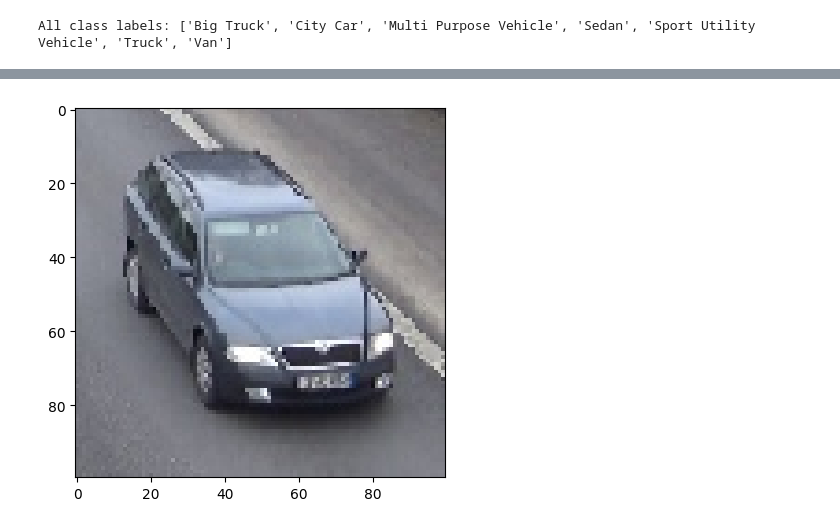
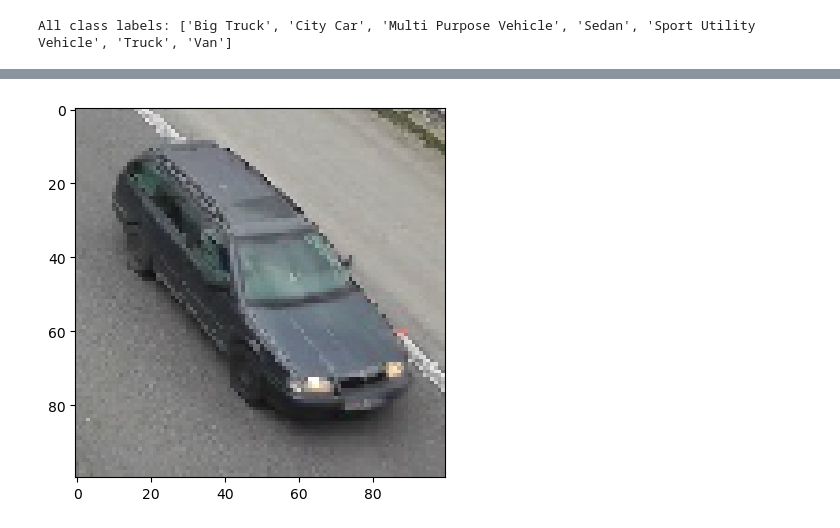
Before and after one commit to edwardcaii/MLclass, a Jupyter notebook: VehiclePredictionCNN/Vehicle_Prediction_Using_CNN.ipynb, the cells around one changed output, grey strips where cells are left out. Cells and saved outputs as stored; diff of their text form; code cells hidden in the pictures.

```diff
--- a/VehiclePredictionCNN/Vehicle_Prediction_Using_CNN.ipynb
+++ b/VehiclePredictionCNN/Vehicle_Prediction_Using_CNN.ipynb
@@ -89,0 +94,31 @@ shape_df
+# %%
+# Create the training, validation and testing generators
+train_generator = train_data_gen.flow_from_dataframe(
+    training_df,
+    x_col='images_path',
+    y_col='labels',
+    target_size=(IMAGE_HEIGHT, IMAGE_WIDTH),
+    class_mode='categorical',
+    batch_size=BATCH_SIZE,
+    subset='training'
+)
+
+validation_generator = train_data_gen.flow_from_dataframe(
+    training_df,
+    x_col='images_path',
+    y_col='labels',
+    target_size=(IMAGE_HEIGHT, IMAGE_WIDTH),
+    class_mode='categorical',
+    batch_size=BATCH_SIZE,
+    subset='validation'
+)
+
+test_generator = test_data_gen.flow_from_dataframe(
+    testing_df,
+    x_col='images_path',
+    y_col='labels',
+    target_size=(IMAGE_HEIGHT, IMAGE_WIDTH),
+    class_mode='categorical',
+    batch_size=TEST_BATCH_SIZE,
+    shuffle=False
+)
@@ -90,4 +137,5 @@ shape_df
 # %%
+# Create the CNN model
 model = Sequential([
     Conv2D(32, (3, 3), activation='relu', input_shape=(IMAGE_HEIGHT, IMAGE_WIDTH, 3)),
     MaxPooling2D((2, 2)),
@@ -97,6 +145,6 @@ model = Sequential([
     MaxPooling2D((2, 2)),
     Flatten(),
     Dense(128, activation='relu'),
-    Dense(NUM_CLASSES, activation='softmax')
+    Dense((NUM_CLASSES), activation='softmax')
 ])
 # %%
@@ -162,15 +214,14 @@ print("All class labels:", label_names)
 # %% [output]
 All class labels: ['Big Truck', 'City Car', 'Multi Purpose Vehicle', 'Sedan', 'Sport Utility Vehicle', 'Truck', 'Van']
 # %%
-img_num = 31 # Change the number for getting a different vehicle
-gen_num = 5
-
+# Predict the vehicle type of a random image
+img_num = 20 # Change the number for getting a different vehicle
+gen_num = 18 # Change the number for getting a different batch
 
 sample_img, sample_label = test_generator[gen_num]
 prediction = model.predict(sample_img)
 print("Actual Vehicle Type:", label_names[np.argmax(sample_label[img_num])])
-predicted_class_index = np.argmax(prediction[img_num])
-print("Predicted Vehicle Type:", label_names[predicted_class_index])
+print("Predicted Vehicle Type:", label_names[np.argmax(prediction[img_num])])
 
 plt.imshow(sample_img[img_num])
 plt.show()
@@ -179,3 +230,3 @@ plt.show()
 Actual Vehicle Type: Multi Purpose Vehicle
 Predicted Vehicle Type: Multi Purpose Vehicle
-[figure, old version]
+[figure, new version]
```
Also changed, not shown: parts of 16 cells of this notebook, 3 other files.
